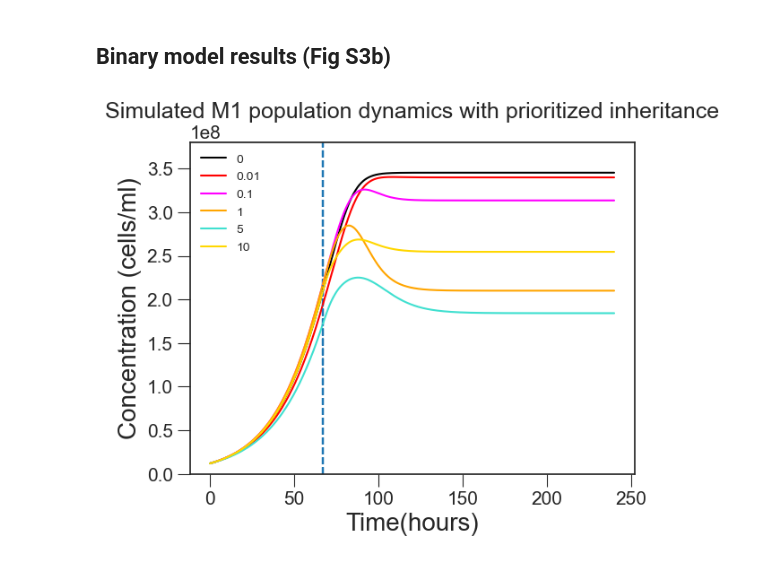
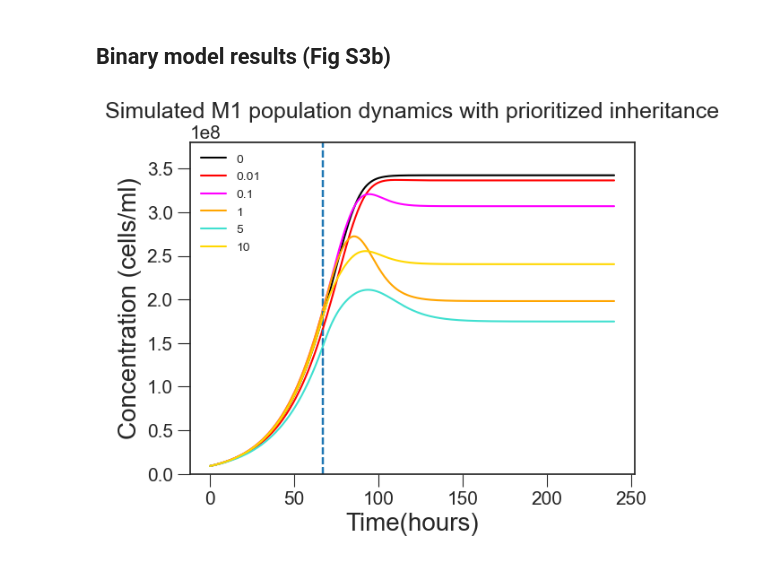
Before and after one commit to aranilah/SalruberM1_EM1_recovery, a Jupyter notebook: Code/PrioritizedvsBinary.ipynb, the cells around one changed output. Drawn from its saved outputs; the diff is of its cells as text; code cells hidden in the pictures.

```diff
--- a/Code/PrioritizedvsBinary.ipynb
+++ b/Code/PrioritizedvsBinary.ipynb
@@ -25,26 +25,16 @@ matplotlib.rcParams['ytick.minor.size'] = 5
 # %% [markdown]
 #### OD to concentration calibration
 # %%
-def func(x, a):
-    return a * x + (1.2*10**7)
-OD = np.array( [0.099,
-0.159,
-0.192,
-0.268,
-0.34,
-0.42,])
-S = np.array([9.97E+07,
-1.11E+08,
-1.30E+08,
-2.09E+08,
-2.61E+08,
-3.23E+08])
+def func(x, a,b):
+    return a * x + b
+OD = np.array( [0.099,0.159,0.192,0.268,0.34])
+S = np.array([9.97E+07,1.11E+08,1.30E+08,2.09E+08,2.61E+08])
 plt.scatter(OD,S)
 plt.xlabel('OD')
 plt.ylabel('S')
 x=OD
 y=S
-popt, pcov = curve_fit(func, x, y)
+popt, pcov = curve_fit(func, x, y, p0 = [(10**8,10**8)])
 
 residuals = y- func(x, *popt)
 ss_res = np.sum(residuals**2)
@@ -54,4 +44,5 @@ r_squared = 1 - (ss_res / ss_tot)
 plt.plot(x, func(x, *popt), 'r-', label= " S = " +str(round(popt[0],2)) + ' * OD + '+  r' with $R^{2}$ = ' + str(round(r_squared,2)) )
 plt.legend()
 xx=np.array(x[1:len(x)-1]) # your list of values goes in there
+S0 = popt[1] #Initial concentration at OD = 0
 # %% [output]
@@ -305,7 +296,7 @@ def Model_2(y,t,pars):
 # %% [markdown]
 ## Split model results after calibrating for varying initial growth of uninfected culture
 # %%
-mu_max_vals=[0.06,0.055,0.061,0.061,0.058,0.06]
+mu_max_vals=[0.062,0.057,0.063,0.063,0.06,0.062]
 
 MOI_vals= [10,5,1,0.1,0.01,0]
 colors = ['black','red','fuchsia','orange','turquoise','gold']
@@ -396,7 +387,7 @@ for b in range(len(mu_max_vals)):
 
     y01 = np.zeros(2*pars['n']+3)
     y01[0] = pars['R0'] #initial resource concentration
-    y01[1] = 1.2*10**7 #initial susceptible concentration
+    y01[1] = S0#initial susceptible concentration
     y01[-1] = 0#initial free virus concentration
     y1 = integrate.odeint(Model_2,y01,t,atol = 10**-8,args=(pars,))
     R_0 = y1[:,0]
@@ -570,7 +561,7 @@ for a in range(len(mu_max_vals)):
 
     y01 = np.zeros(2*pars['n']+3)
     y01[0] = pars['R0'] #initial resource concentration
-    y01[1] = 1.2*10**7 #initial susceptible concentration
+    y01[1] = S0 #initial susceptible concentration
     y01[-1] = 0#initial free virus concentration
     y1 = integrate.odeint(Model_2,y01,t,atol = 10**-8,args=(pars,))
     R_0 = y1[:,0]
@@ -801,7 +792,7 @@ def Model_3(y,t,pars):
 # %% [markdown]
 ## Binary model results  (Fig S3b)
 # %%
-mu_max_vals=[0.06,0.055,0.061,0.061,0.058,0.06]
+mu_max_vals=[0.062,0.057,0.063,0.063,0.06,0.062]
 
 MOI_vals= [10,5,1,0.1,0.01,0]
 colors = ['black','red','fuchsia','orange','turquoise','gold']
@@ -892,7 +883,7 @@ for b in range(len(mu_max_vals)):
 
     y01 = np.zeros(2*pars['n']+3)
     y01[0] = pars['R0'] #initial resource concentration
-    y01[1] = 1.2*10**7 #initial susceptible concentration
+    y01[1] = S0 #initial susceptible concentration
     y01[-1] = 0#initial free virus concentration
     y1 = integrate.odeint(Model_3,y01,t,atol = 10**-8,args=(pars,))
     R_0 = y1[:,0]
@@ -1066,7 +1057,7 @@ for a in range(len(mu_max_vals)):
 
     y01 = np.zeros(2*pars['n']+3)
     y01[0] = pars['R0'] #initial resource concentration
-    y01[1] = 1.2*10**7 #initial susceptible concentration
+    y01[1] = S0 #initial susceptible concentration
     y01[-1] = 0#initial free virus concentration
     y1 = integrate.odeint(Model_3,y01,t,atol = 10**-8,args=(pars,))
     R_0 = y1[:,0]
@@ -1160,31 +1151,31 @@ for a in range(len(mu_max_vals)):
     Actual_MOI = round( y01[-1]/y01[1],3)
     Actual_MOI_vals.append(Actual_MOI)
     plt.plot(t,host_pop3, color = colors[a], label = str(BULK_MOI))
     plt.ylabel('Concentration (cells/ml)')
     plt.xlabel('Time(hours)')
     plt.title(r'Simulated M1 population dynamics with prioritized inheritance', fontsize = 18)
     S_total.append(S3)
     E_total.append(E_total3)
     I_total.append(I_total3)
     V_total.append(V3)
     R_total.append(R3)
     E_dist=[]
     E_dist.append(E13[-1])
     for a in range(len(E_mid3[0])):
         E_dist.append(E_mid3[:,a][-1])
     E_dist.append(E_final3[-1])
     E_dist_final.append(E_dist)
 
     I_dist=[]
     I_dist.append(I13[-1])
     for b in range(len(I_mid3[0])):
         I_dist.append(I_mid3[:,b][-1])
     I_dist.append(I_final3[-1])
     I_dist_final.append(I_dist)
 
     plt.legend()
 plt.ylim(0,3.8*10**8)
 ##plt.savefig('Final_result_binary.svg', bbox_inches = "tight")
 plt.show()
 # %% [output]
-[figure, old version]
+[figure, new version]
```
Also changed, not shown: parts of 3 cells of this notebook, 2 other files.
